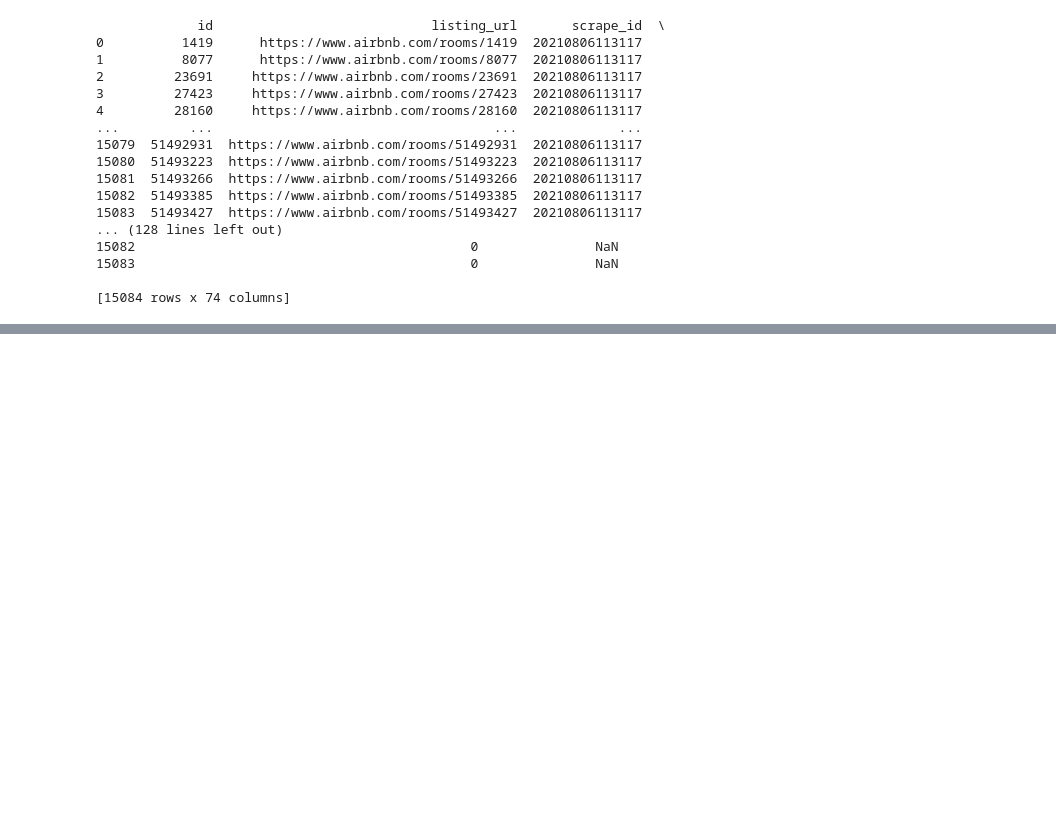
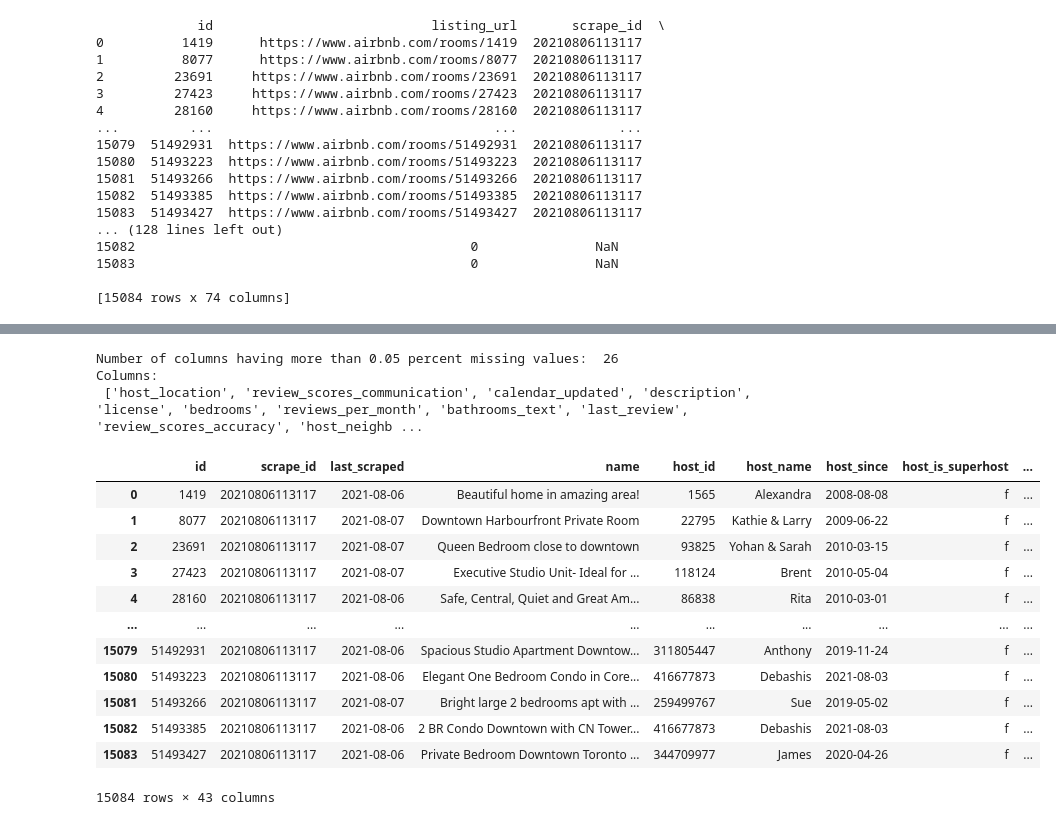
Before and after one commit to data301-2021-winter1/project-group11-project, a Jupyter notebook: notebooks/analysis3.ipynb, the cells around one changed output, grey strips where cells are left out. Drawn from its saved outputs; the diff is of its cells as text; code cells hidden in the pictures; blank space fills up the shorter version.

```diff
--- a/notebooks/analysis3.ipynb
+++ b/notebooks/analysis3.ipynb
@@ -48,0 +175,34 @@ df
+# %%
+#Removing columns that aren't necessary or won't be used
+df_cleaned = df.copy().drop(['listing_url', 'picture_url', 'host_url', 'host_thumbnail_url', 'host_picture_url'], axis=1)
+# %%
+#Function to accepts threshold of missing values and removes it from the list
+def rmissingvaluecol(df, threshold):
+    l = []
+    l = list(df.drop(df.loc[:,list((100*(df.isnull().sum()/len(df.index)) >= threshold))].columns, 1).columns.values)
+    print("Number of columns having more than %s percent missing values: "%threshold, (df.shape[1] - len(l)))
+    print("Columns:\n", list(set(list((df.columns.values))) - set(l)))
+    return l
+# %%
+l = rmissingvaluecol(df_cleaned, 0.05)
+df1 = df[l]
+# %% [output]
+Number of columns having more than 0.05 percent missing values:  26
+Columns:
+ ['host_location', 'review_scores_communication', 'calendar_updated', 'description', 'license', 'bedrooms', 'reviews_per_month', 'bathrooms_text', 'last_review', 'review_scores_accuracy', 'host_neighb ...
+# %%
+df1
+# %% [output]
+|  | id | scrape_id | last_scraped | name | host_id | host_name | host_since | host_is_superhost | ... |
+| 0 | 1419 | 20210806113117 | 2021-08-06 | Beautiful home in amazing area! | 1565 | Alexandra | 2008-08-08 | f | ... |
+| 1 | 8077 | 20210806113117 | 2021-08-07 | Downtown Harbourfront Private Room | 22795 | Kathie & Larry | 2009-06-22 | f | ... |
+| 2 | 23691 | 20210806113117 | 2021-08-07 | Queen Bedroom close to downtown | 93825 | Yohan & Sarah | 2010-03-15 | f | ... |
+| 3 | 27423 | 20210806113117 | 2021-08-07 | Executive Studio Unit- Ideal for ... | 118124 | Brent | 2010-05-04 | f | ... |
+| 4 | 28160 | 20210806113117 | 2021-08-06 | Safe, Central, Quiet and Great Am... | 86838 | Rita | 2010-03-01 | f | ... |
+| ... | ... | ... | ... | ... | ... | ... | ... | ... | ... |
+| 15079 | 51492931 | 20210806113117 | 2021-08-06 | Spacious Studio Apartment Downtow... | 311805447 | Anthony | 2019-11-24 | f | ... |
+| 15080 | 51493223 | 20210806113117 | 2021-08-06 | Elegant One Bedroom Condo in Core... | 416677873 | Debashis | 2021-08-03 | f | ... |
+| 15081 | 51493266 | 20210806113117 | 2021-08-07 | Bright large 2 bedrooms apt with ... | 259499767 | Sue | 2019-05-02 | f | ... |
+| 15082 | 51493385 | 20210806113117 | 2021-08-06 | 2 BR Condo Downtown with CN Tower... | 416677873 | Debashis | 2021-08-03 | f | ... |
+| 15083 | 51493427 | 20210806113117 | 2021-08-06 | Private Bedroom Downtown Toronto ... | 344709977 | James | 2020-04-26 | f | ... |
+15084 rows × 43 columns
```
Also changed, not shown: parts of 14 cells of this notebook.
